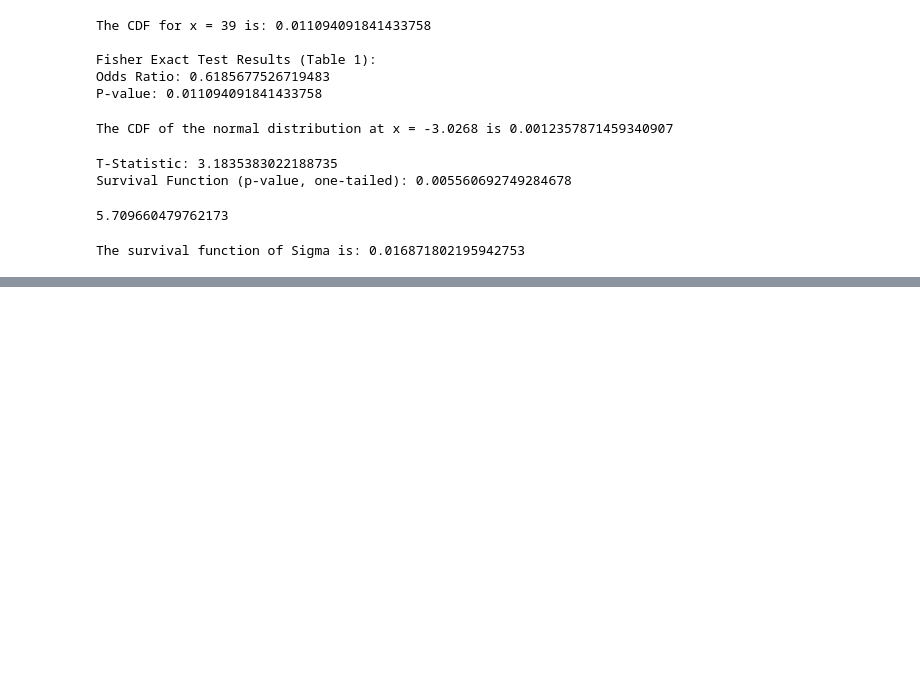
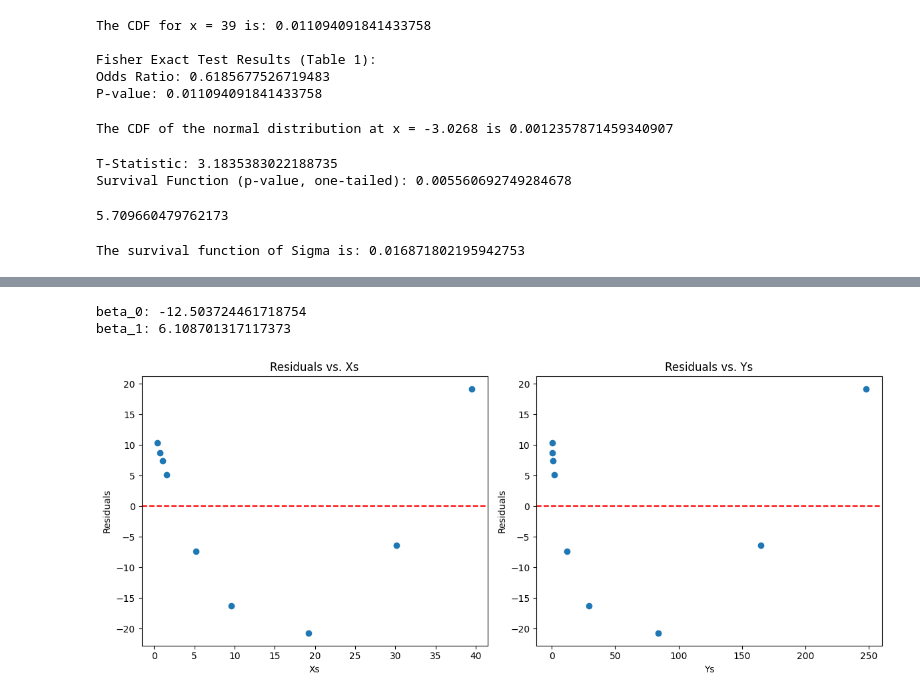
Before and after one commit to arnml/colabrepository, a Jupyter notebook: MITx_6_419x_modulo_1.ipynb, the cells around one changed output, grey strips where cells are left out. Cells and saved outputs as stored; diff of their text form; code cells hidden in the pictures; blank space fills up the shorter version.

```diff
--- a/MITx_6_419x_modulo_1.ipynb
+++ b/MITx_6_419x_modulo_1.ipynb
@@ -160,0 +260,32 @@ The survival function of Sigma is: 0.016871802195942753
+# %%
+beta_1 = correlation_coefficient * (np.std(Ys, ddof=1) / np.std(Xs, ddof=1))
+beta_0 = np.mean(Ys) - beta_1 * np.mean(Xs)
+print(f"beta_0: {beta_0}")
+print(f"beta_1: {beta_1}")
+# %% [output]
+beta_0: -12.503724461718754
+beta_1: 6.108701317117373
+# %%
+Y_estimaed = beta_0 + beta_1 * Xs
+residuals = Ys - Y_estimaed
+# %%
+fig, axes = plt.subplots(1, 2, figsize=(12, 5))
+
+# Residuals vs. Xs
+axes[0].scatter(Xs, residuals)
+axes[0].set_xlabel("Xs")
+axes[0].set_ylabel("Residuals")
+axes[0].set_title("Residuals vs. Xs")
+axes[0].axhline(y=0, color='r', linestyle='--')  # Add a horizontal line at y=0
+
+# Residuals vs. Ys
+axes[1].scatter(Ys, residuals)
+axes[1].set_xlabel("Ys")
+axes[1].set_ylabel("Residuals")
+axes[1].set_title("Residuals vs. Ys")
+axes[1].axhline(y=0, color='r', linestyle='--')  # Add a horizontal line at y=0
+
+plt.tight_layout()
+plt.show()
+# %% [output]
+[figure, added]
```
Also changed, not shown: parts of 25 cells of this notebook.
